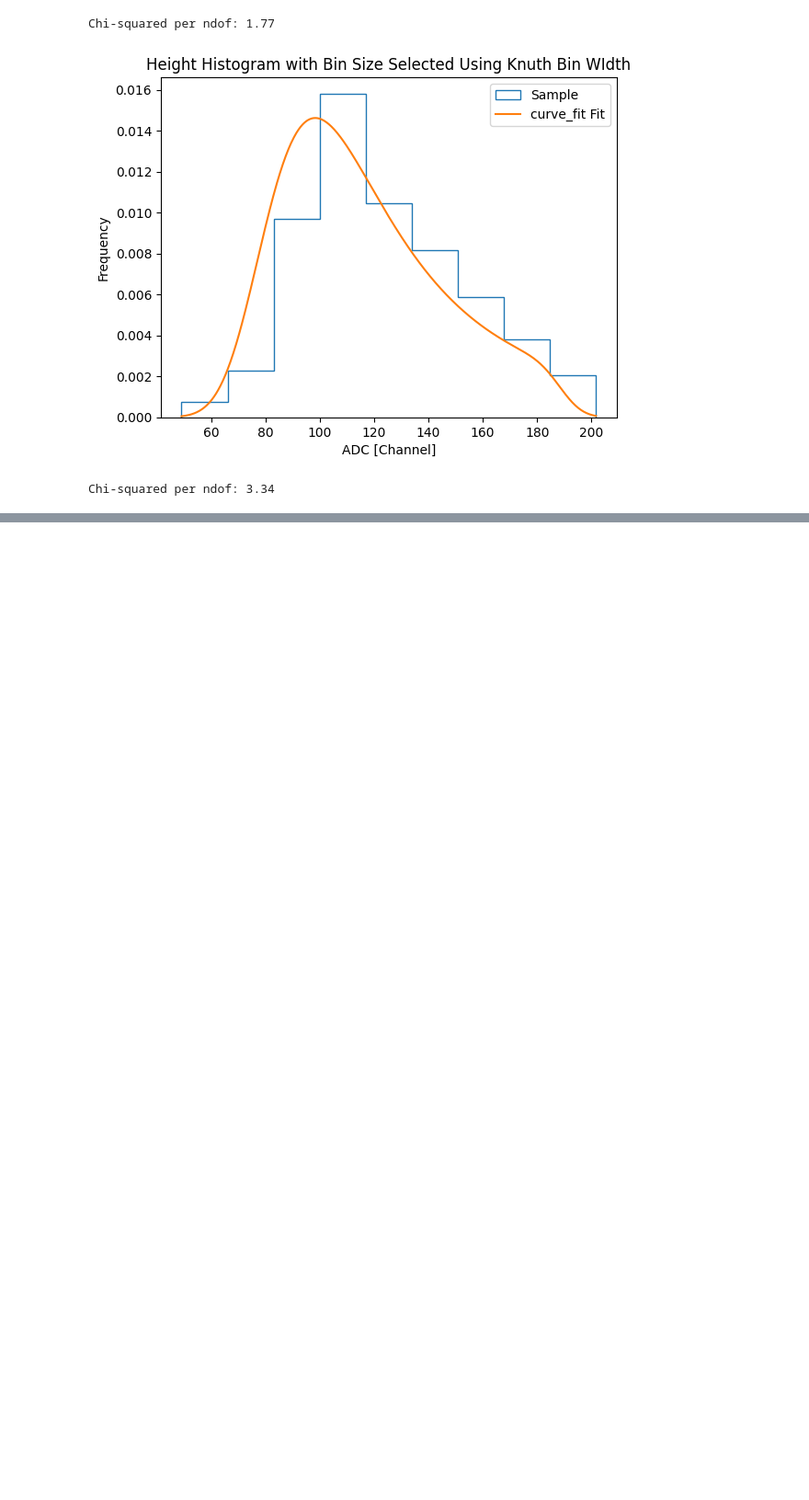
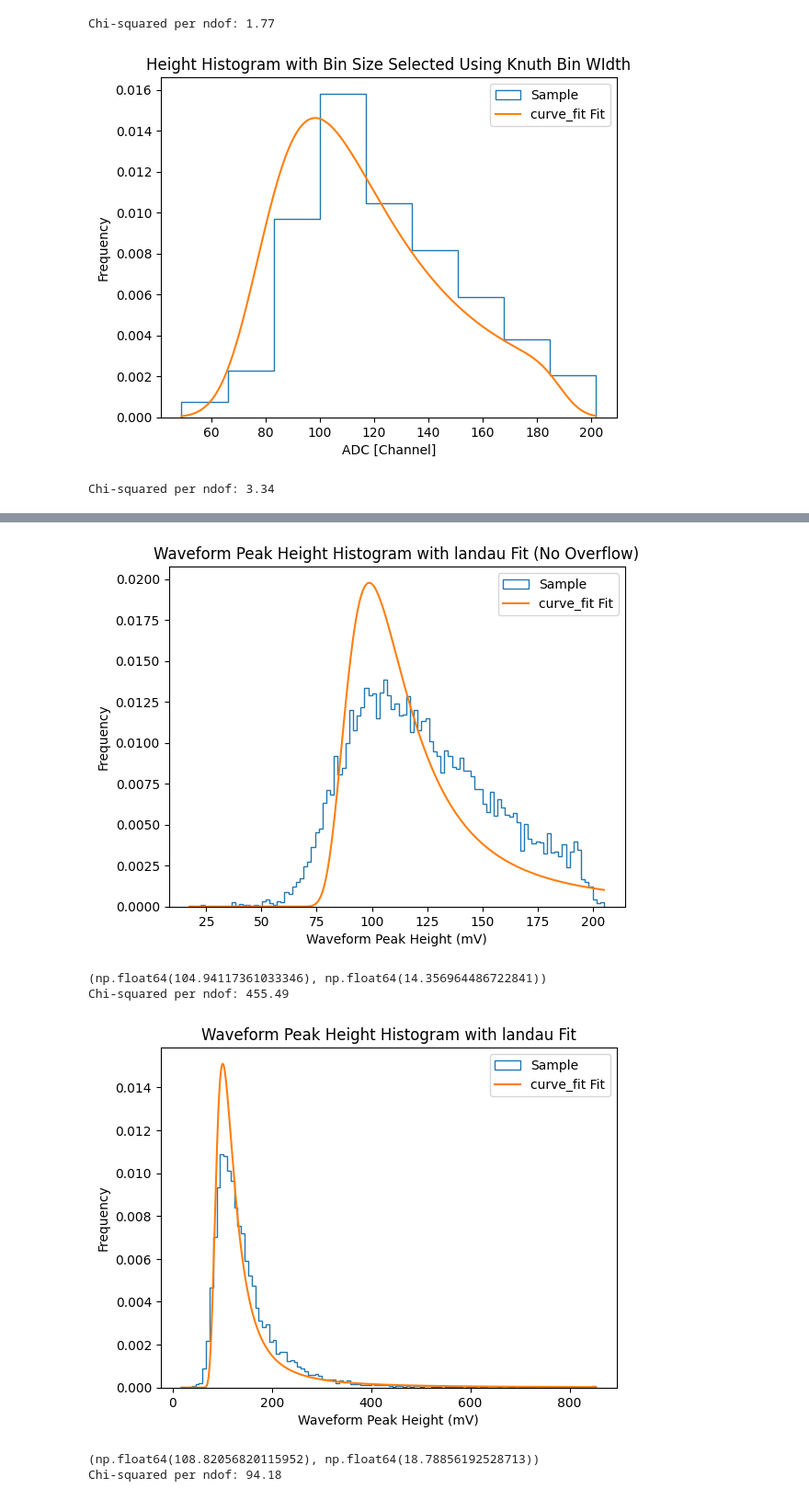
Before and after one commit to Harris-Oldring/mist-characterization-optimization, a Jupyter notebook: analysis/characterization_development/fitting_experimenting2.ipynb, the cells around one changed output, grey strips where cells are left out. Shown at 92% size. Saved outputs shown, nothing was run; the diff lists cells and outputs as text; code cells hidden in the pictures; blank space fills up the shorter version.

```diff
--- a/analysis/characterization_development/fitting_experimenting2.ipynb
+++ b/analysis/characterization_development/fitting_experimenting2.ipynb
@@ -429,0 +640,41 @@ Chi-squared per ndof: 3.34
+# %%
+xfit = np.linspace(np.min(masked_height),np.max(masked_height),1000)
+plt.title("Waveform Peak Height Histogram with landau Fit (No Overflow)")
+plt.xlabel("Waveform Peak Height (mV)")
+plt.ylabel("Frequency")
+_,bins,_ = plt.hist(masked_height,bins=round(np.sqrt(len(masked_height))),histtype="step",label="Sample",density=True)
+n_bins = len(bins)-1
+params = landau_fit(masked_height)[0::2]
+yfit = landau.pdf(xfit, *params)
+plt.plot(xfit,yfit,label="curve_fit Fit")
+plt.legend()
+plt.show()
+
+print(params)
+
+fit_cdf = make_interp_spline(xfit,pdf2cdf(xfit,yfit),5)
+print(f"Chi-squared per ndof: {chi_squared_per_ndof(masked_height,n_bins,fit_cdf,n_params=3)[0]:.2f}")
+
+xfit = np.linspace(np.min(height),np.max(height),1000)
+plt.title("Waveform Peak Height Histogram with landau Fit")
+plt.xlabel("Waveform Peak Height (mV)")
+plt.ylabel("Frequency")
+_,bins,_ = plt.hist(height,bins=round(np.sqrt(len(height))),histtype="step",label="Sample",density=True)
+n_bins = len(bins)-1
+params = landau_fit(height)[0::2]
+yfit = landau.pdf(xfit, *params)
+plt.plot(xfit,yfit,label="curve_fit Fit")
+plt.legend()
+plt.show()
+
+print(params)
+
+fit_cdf = make_interp_spline(xfit,pdf2cdf(xfit,yfit),5)
+print(f"Chi-squared per ndof: {chi_squared_per_ndof(height,n_bins,fit_cdf,n_params=3)[0]:.2f}")
+# %% [output]
+[figure, added]
+(np.float64(104.94117361033346), np.float64(14.356964486722841))
+Chi-squared per ndof: 455.49
+[figure, added]
+(np.float64(108.82056820115952), np.float64(18.78856192528713))
+Chi-squared per ndof: 94.18
```
Also changed, not shown: parts of 8 cells of this notebook, 4 other files.
